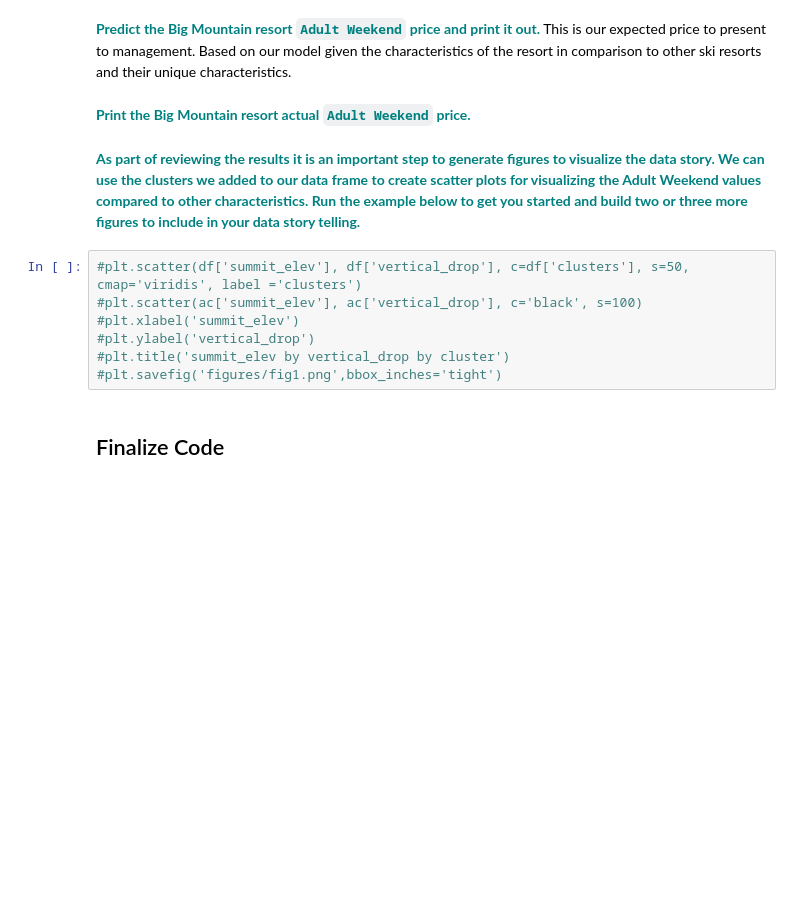
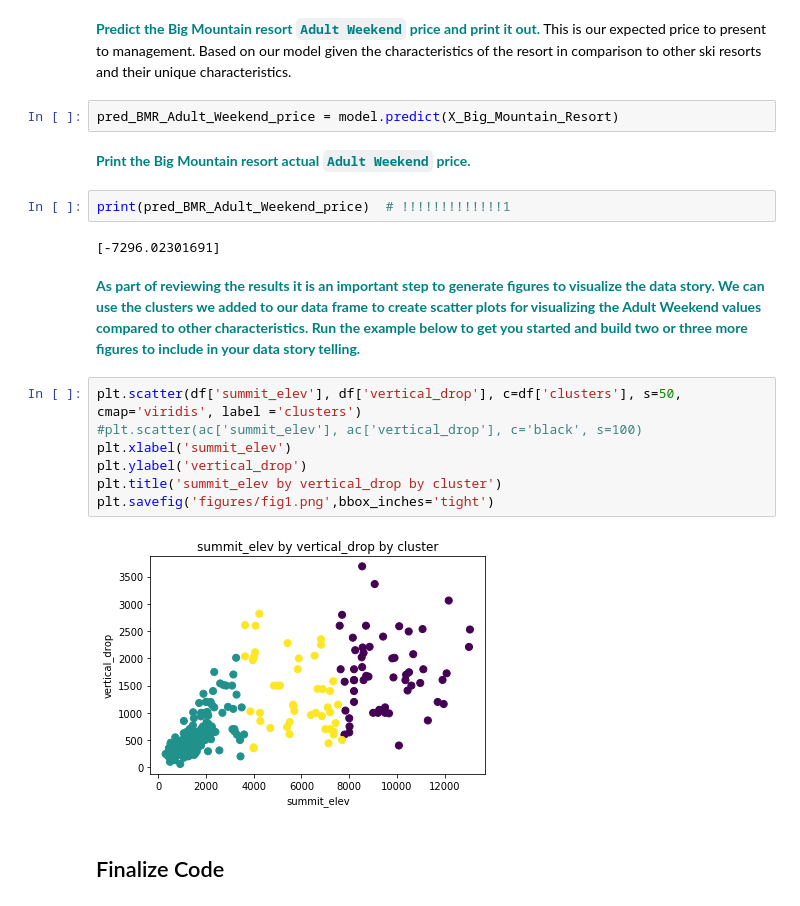
Before and after one commit to sudkpa/SB_DS, a Jupyter notebook: Career_Track/Guided_Capstone/Documentation/Notebook_stepsix.ipynb, the cells around one changed output. Saved outputs shown, nothing was run; the diff lists cells and outputs as text; blank space fills up the shorter version.

```diff
--- a/Career_Track/Guided_Capstone/Documentation/Notebook_stepsix.ipynb
+++ b/Career_Track/Guided_Capstone/Documentation/Notebook_stepsix.ipynb
@@ -175,16 +146,24 @@ df4[df4['Name'].str.contains('Big')]      ## Big Mountain Resort does not exist
 # %% [markdown]
 **<font color='teal'> Predict the Big Mountain resort `Adult Weekend` price and print it out.</font>** This is our expected price to present to management. Based on our model given the characteristics of the resort in comparison to other ski resorts and their unique characteristics.
+# %%
+pred_BMR_Adult_Weekend_price = model.predict(X_Big_Mountain_Resort)
 # %% [markdown]
 **<font color='teal'> Print the Big Mountain resort actual `Adult Weekend` price.</font>**
+# %%
+print(pred_BMR_Adult_Weekend_price)  # !!!!!!!!!!!!!1
+# %% [output]
+[-7296.02301691]
 # %% [markdown]
 **<font color='teal'> As part of reviewing the results it is an important step to generate figures to visualize the data story. We can use the clusters we added to our data frame to create scatter plots for visualizing the Adult Weekend values compared to other characteristics. Run the example below to get you started and build two or three more figures to include in your data story telling.</font>**
 # %%
-#plt.scatter(df['summit_elev'], df['vertical_drop'], c=df['clusters'], s=50, cmap='viridis', label ='clusters')
+plt.scatter(df['summit_elev'], df['vertical_drop'], c=df['clusters'], s=50, cmap='viridis', label ='clusters')
 #plt.scatter(ac['summit_elev'], ac['vertical_drop'], c='black', s=100)
-#plt.xlabel('summit_elev')
-#plt.ylabel('vertical_drop')
-#plt.title('summit_elev by vertical_drop by cluster')
-#plt.savefig('figures/fig1.png',bbox_inches='tight')
+plt.xlabel('summit_elev')
+plt.ylabel('vertical_drop')
+plt.title('summit_elev by vertical_drop by cluster')
+plt.savefig('figures/fig1.png',bbox_inches='tight')
+# %% [output]
+[figure, added]
 # %% [markdown]
 ## Finalize Code
 # %% [markdown]
```
Also changed, not shown: parts of 14 cells of this notebook, 3 other files.
